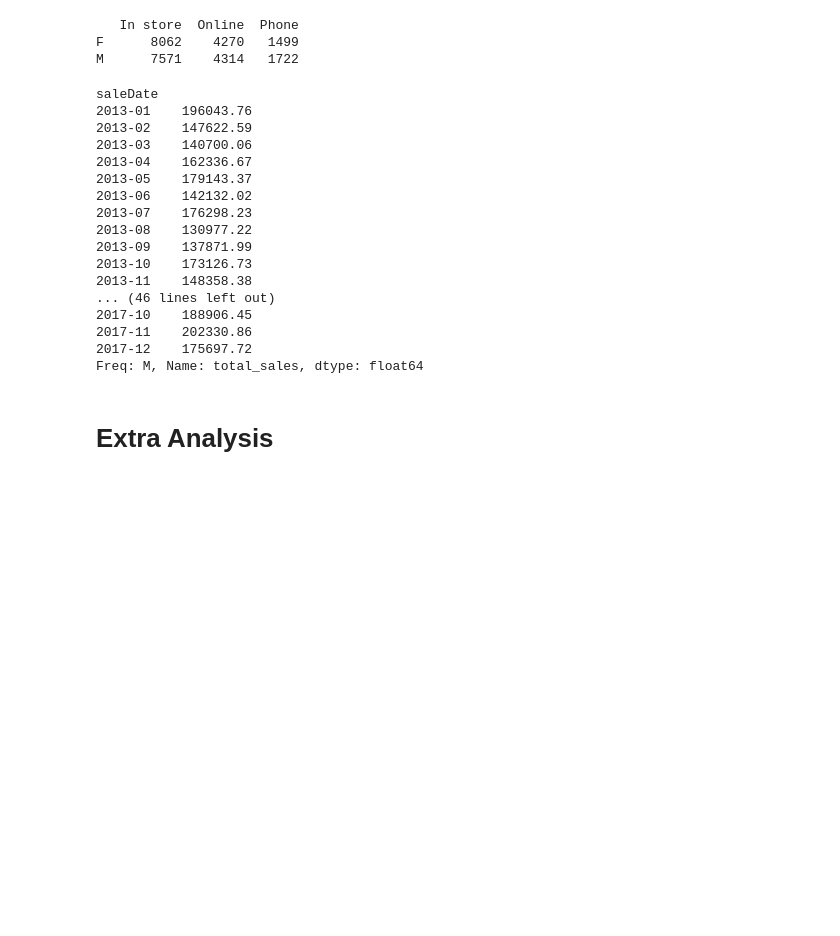
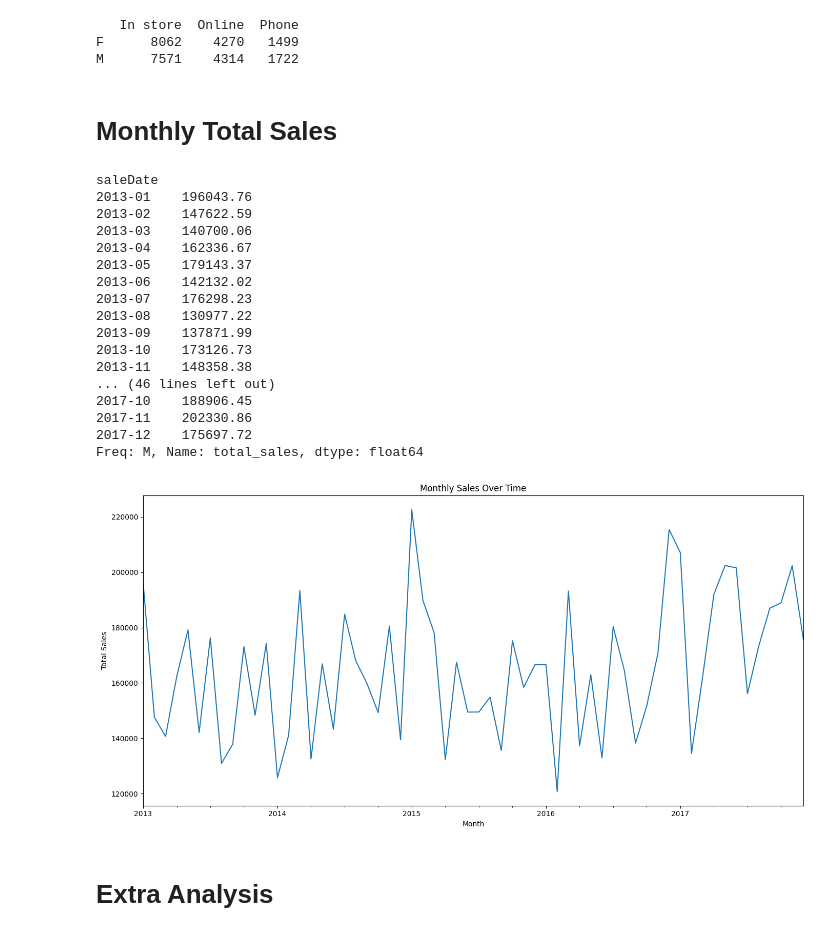
Before and after one commit to u6411325/BDA-Project3, a Jupyter notebook: Project_3.ipynb, the cells around one changed output. Cells and saved outputs as stored; diff of their text form; code cells hidden in the pictures; blank space fills up the shorter version.

Commit message:
Fixed some visualizations

```diff
--- a/Project_3.ipynb
+++ b/Project_3.ipynb
@@ -168,31 +159,43 @@ print(pivot_table)
    In store  Online  Phone
 F      8062    4270   1499
 M      7571    4314   1722
+# %% [markdown]
+# Monthly Total Sales
 # %%
 # Extract and convert the saleDate
 df['saleDate'] = pd.to_datetime(df['saleDate'].str.extract("{'\$date': '([^']+)'}")[0], errors='coerce')
 
 # Group by month and sum the sales
 monthly_sales = df.groupby(df['saleDate'].dt.to_period("M"))['total_sales'].sum()
 print(monthly_sales)
+
+plt.figure(figsize=(14, 7))
+monthly_sales.plot()
+plt.title('Monthly Sales Over Time')
+plt.ylabel('Total Sales')
+plt.xlabel('Month')
+plt.grid(False)
+plt.tight_layout()
+plt.show()
 # %% [output]
 saleDate
 2013-01    196043.76
 2013-02    147622.59
 2013-03    140700.06
 2013-04    162336.67
 2013-05    179143.37
 2013-06    142132.02
 2013-07    176298.23
 2013-08    130977.22
 2013-09    137871.99
 2013-10    173126.73
 2013-11    148358.38
 ... (46 lines left out)
 2017-10    188906.45
 2017-11    202330.86
 2017-12    175697.72
 Freq: M, Name: total_sales, dtype: float64
+[figure, added]
 # %% [markdown]
 # Extra Analysis
 # %%
```
Also changed, not shown: parts of 3 cells of this notebook, 1 other file.
